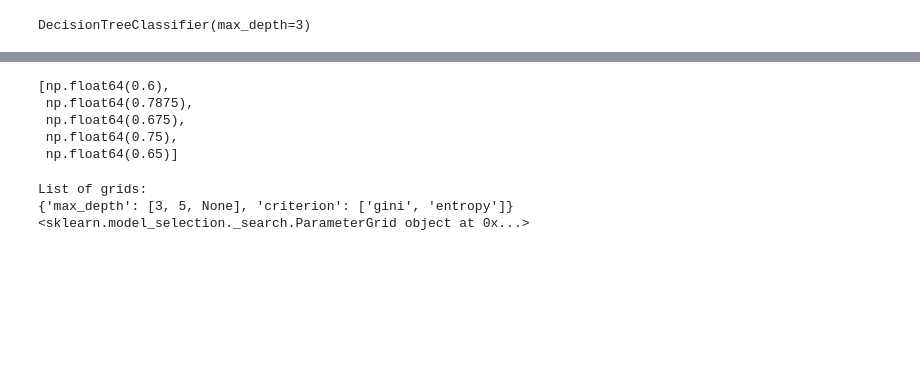
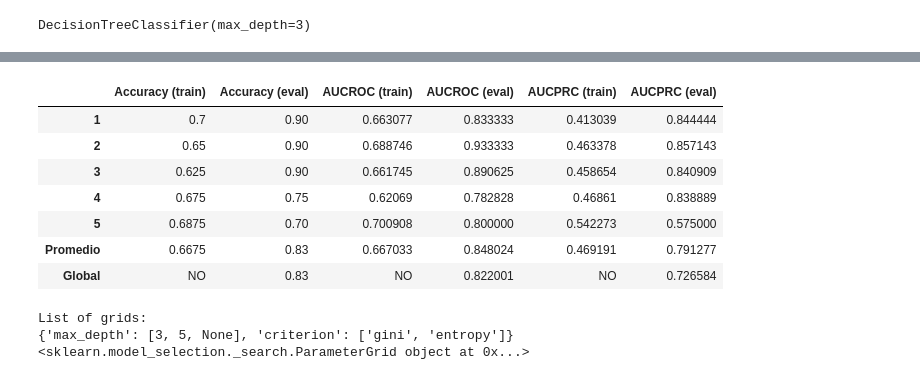
Before and after one commit to AzulBarr/Aprendizaje-Automatico, a Jupyter notebook: tp1.ipynb, the cells around one changed output, grey strips where cells are left out. Saved outputs shown, nothing was run; the diff lists cells and outputs as text; code cells hidden in the pictures; blank space fills up the shorter version.

```diff
--- a/tp1.ipynb
+++ b/tp1.ipynb
@@ -268,5 +268,9 @@ def train_tree(X_tr : np.ndarray, y_tr: np.ndarray, tree_params = {}) -> Decisio
 def tree_predict(ab: DecisionTreeClassifier, X_test: np.ndarray) -> np.ndarray:
   predictions = ab.predict(X_test)
   return predictions
+
+def tree_predict_proba(ab: DecisionTreeClassifier, X_test: np.ndarray) -> np.ndarray:
+  predictions = ab.predict_proba(X_test)
+  return predictions
 # %%
 from sklearn.model_selection import KFold
@@ -300,14 +328,50 @@ def k_fold_cross_validation(X_tr : np.ndarray, y_tr : np.ndarray, k: int, tree_p
-# %%
-parametros = {"max_depth": 3,"criterion":"entropy","random_state" : 4}
-k = 5
-accuracy_train = k_fold_cross_validation(X_train,y_train,k,parametros)
-accuracy_train
-# %% [output]
-[np.float64(0.6),
- np.float64(0.7875),
- np.float64(0.675),
- np.float64(0.75),
- np.float64(0.65)]
+# %%
+parametros = {"max_depth": 3,"criterion":"entropy","random_state" : 4}
+k = 5
+y_pred, y_pred_proba, score_fold_ac, score_fold_aucroc, score_fold_aucprc = k_fold_cross_validation(X_train,y_train,k,parametros)
+
+
+y_pred_eval, y_pred_proba_eval, score_fold_ac_eval, score_fold_aucroc_eval, score_fold_aucprc_eval = k_fold_cross_validation(X_test, y_test, k, parametros)
+
+ac_global = accuracy(y_pred_eval, y_test)
+roc_auc_global = roc_auc_score(y_test,y_pred_proba_eval)
+precision, recall, thresholds = precision_recall_curve(y_test, y_pred_proba_eval)
+aucprc_global = auc(recall, precision)
+
+score_fold_ac.append(np.mean(score_fold_ac))
+score_fold_ac_eval.append(np.mean(score_fold_ac_eval))
+score_fold_aucroc.append(np.mean(score_fold_aucroc))
+score_fold_aucroc_eval.append(np.mean(score_fold_aucroc_eval))
+score_fold_aucprc.append(np.mean(score_fold_aucprc))
+score_fold_aucprc_eval.append(np.mean(score_fold_aucprc_eval))
+
+
+score_fold_ac.append("NO")
+score_fold_ac_eval.append(ac_global)
+score_fold_aucroc.append("NO")
+score_fold_aucroc_eval.append(roc_auc_global)
+score_fold_aucprc.append("NO")
+score_fold_aucprc_eval.append(aucprc_global)
+
+
+
+tabla = {"Accuracy (train)" : score_fold_ac, "Accuracy (eval)" : score_fold_ac_eval,
+         "AUCROC (train)" : score_fold_aucroc, "AUCROC (eval)" : score_fold_aucroc_eval,
+         "AUCPRC (train)" : score_fold_aucprc, "AUCPRC (eval)" : score_fold_aucprc_eval}
+
+data_frame_metricas = pd.DataFrame(tabla)
+data_frame_metricas.index = [1, 2, 3, 4, 5, "Promedio", "Global"]
+
+data_frame_metricas
+# %% [output]
+|  | Accuracy (train) | Accuracy (eval) | AUCROC (train) | AUCROC (eval) | AUCPRC (train) | AUCPRC (eval) |
+| 1 | 0.7 | 0.90 | 0.663077 | 0.833333 | 0.413039 | 0.844444 |
+| 2 | 0.65 | 0.90 | 0.688746 | 0.933333 | 0.463378 | 0.857143 |
+| 3 | 0.625 | 0.90 | 0.661745 | 0.890625 | 0.458654 | 0.840909 |
+| 4 | 0.675 | 0.75 | 0.62069 | 0.782828 | 0.46861 | 0.838889 |
+| 5 | 0.6875 | 0.70 | 0.700908 | 0.800000 | 0.542273 | 0.575000 |
+| Promedio | 0.6675 | 0.83 | 0.667033 | 0.848024 | 0.469191 | 0.791277 |
+| Global | NO | 0.83 | NO | 0.822001 | NO | 0.726584 |
 # %%
 # Inciso 3
 ## Parameter grid
```
Also changed, not shown: parts of 8 cells of this notebook.
